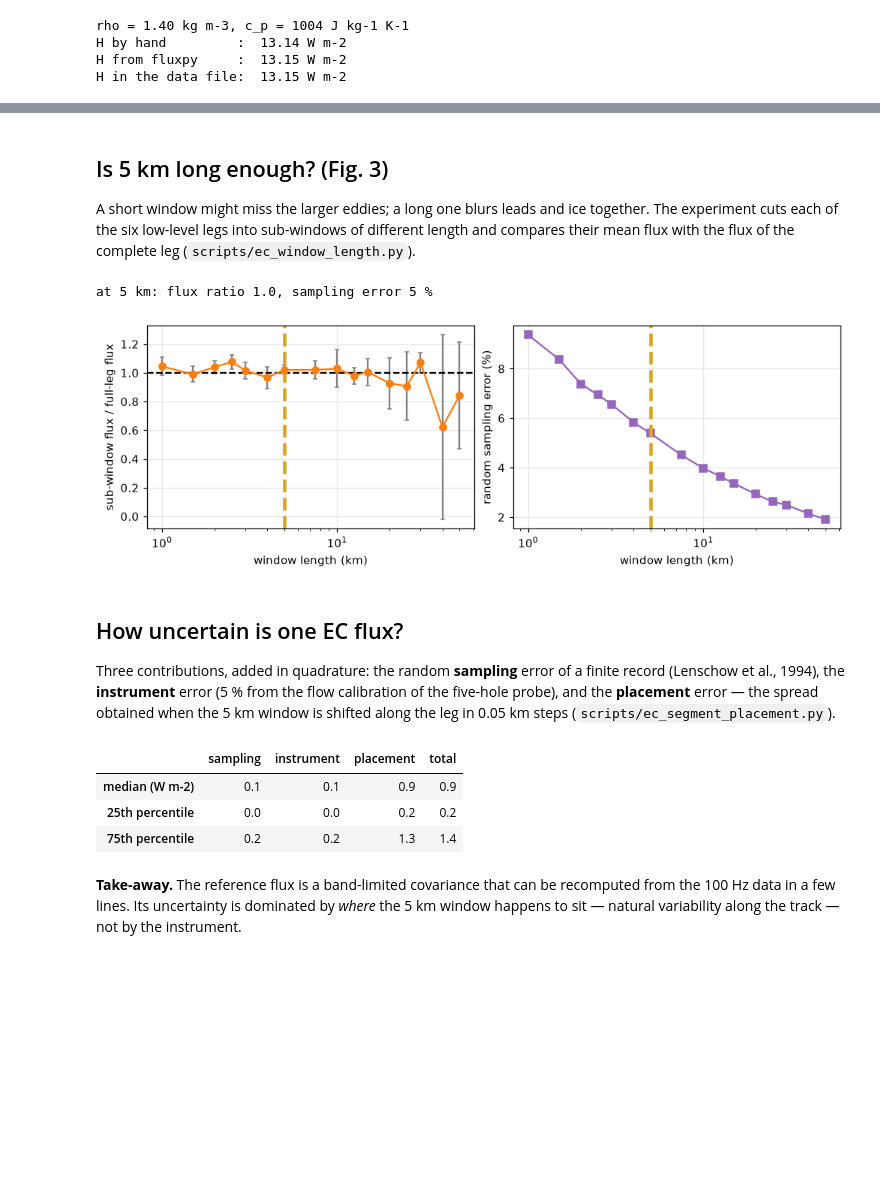
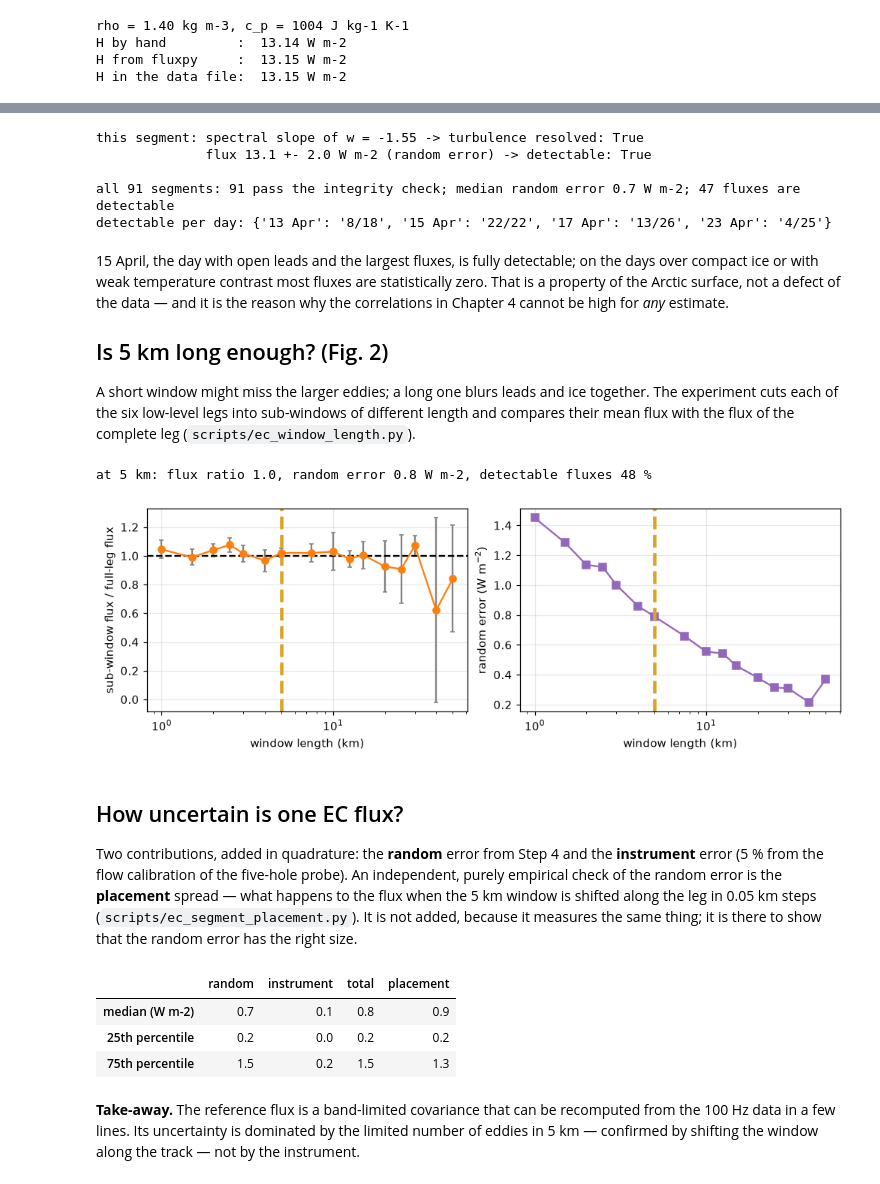
Before and after one commit to FranzFlink/bacsam2-flux-analysis, a Jupyter notebook: book/02_eddy_covariance.ipynb, the cells around one changed output, grey strips where cells are left out. Drawn from its saved outputs; the diff is of its cells as text; code cells hidden in the pictures; blank space fills up the shorter version.

```diff
--- a/book/02_eddy_covariance.ipynb
+++ b/book/02_eddy_covariance.ipynb
@@ -117,5 +111,27 @@ criterion failures: slope 0, stationarity 18, SNR 0
+# %%
+from fluxpy.qc import qc_leg, turbulence_resolved
+from fluxpy.flux_processing import band_covariance_random_error, C_P
+slope = qc_leg(w=seg.w.values, theta=seg.theta.values, u=seg.u.values, v=seg.v.values, fs=100.0)["slope_w"]
+sigma = rho * C_P * band_covariance_random_error(w, th, fs)
+print(f"this segment: spectral slope of w = {slope:.2f} -> turbulence resolved: {turbulence_resolved(slope)}")
+print(f"              flux {float(H_fluxpy):.1f} +- {sigma:.1f} W m-2 (random error) -> detectable: {abs(float(H_fluxpy)) > 1.96 * sigma}")
+det = FIG.ec_detectable.values == 1
+print(f"\nall {det.size} segments: {int(SEG.turbulence_resolved.sum())} pass the integrity check; "
+      f"median random error {np.median(FIG.sigma_random_ec.values):.1f} W m-2; {det.sum()} fluxes are detectable")
+days = pd.to_datetime(FIG.start_time.values).strftime("%d %b")
+print("detectable per day:", {d: f"{det[days == d].sum()}/{(days == d).sum()}" for d in pd.unique(days)})
+# %% [output]
+this segment: spectral slope of w = -1.55 -> turbulence resolved: True
+              flux 13.1 +- 2.0 W m-2 (random error) -> detectable: True
+
+all 91 segments: 91 pass the integrity check; median random error 0.7 W m-2; 47 fluxes are detectable
+detectable per day: {'13 Apr': '8/18', '15 Apr': '22/22', '17 Apr': '13/26', '23 Apr': '4/25'}
 # %% [markdown]
-## Is 5 km long enough? (Fig. 3)
+15 April, the day with open leads and the largest fluxes, is fully detectable; on the days over compact ice or with weak
+temperature contrast most fluxes are statistically zero. That is a property of the Arctic surface, not a defect of the data —
+and it is the reason why the correlations in Chapter 4 cannot be high for *any* estimate.
+
+## Is 5 km long enough? (Fig. 2)
 
 A short window might miss the larger eddies; a long one blurs leads and ice together. The experiment cuts each of the six
 low-level legs into sub-windows of different length and compares their mean flux with the flux of the complete leg
@@ -123,33 +139,34 @@ low-level legs into sub-windows of different length and compares their mean flux
 # %%
 wl = pd.read_csv(AR / "ec_leg_length_sensitivity/ec_sensitivity_summary.csv").query("length_km >= 1 and label != 'full leg'")
 fig, axs = plt.subplots(1, 2, figsize=(9, 3))
 axs[0].errorbar(wl.length_km, wl.ratio_mean, wl.ratio_std, fmt="o-", color="C1", ecolor="0.5", capsize=2)
 axs[0].axhline(1, color="k", ls="--"); axs[0].set_ylabel("sub-window flux / full-leg flux")
-axs[1].plot(wl.length_km, wl.lenschow_rel_error_mean * 100, "s-", color="C4"); axs[1].set_ylabel("random sampling error (%)")
+axs[1].plot(wl.length_km, wl.random_error_median, "s-", color="C4"); axs[1].set_ylabel("random error (W m$^{-2}$)")
 for ax in axs:
     ax.set_xscale("log"); ax.axvline(5, color="goldenrod", lw=3, ls="--"); ax.set_xlabel("window length (km)")
 r5 = wl[wl.length_km == 5].iloc[0]
-print(f"at 5 km: flux ratio {r5.ratio_mean:.1f}, sampling error {r5.lenschow_rel_error_mean * 100:.0f} %")
+print(f"at 5 km: flux ratio {r5.ratio_mean:.1f}, random error {r5.random_error_median:.1f} W m-2, detectable fluxes {r5.fraction_detectable * 100:.0f} %")
 # %% [output]
-at 5 km: flux ratio 1.0, sampling error 5 %
+at 5 km: flux ratio 1.0, random error 0.8 W m-2, detectable fluxes 48 %
-[figure, old version]
+[figure, new version]
 # %% [markdown]
 ## How uncertain is one EC flux?
 
-Three contributions, added in quadrature: the random **sampling** error of a finite record (Lenschow et al., 1994),
-the **instrument** error (5 % from the flow calibration of the five-hole probe), and the **placement** error — the
-spread obtained when the 5 km window is shifted along the leg in 0.05 km steps (`scripts/ec_segment_placement.py`).
+Two contributions, added in quadrature: the **random** error from Step 4 and the **instrument** error (5 % from the flow
+calibration of the five-hole probe). An independent, purely empirical check of the random error is the **placement** spread —
+what happens to the flux when the 5 km window is shifted along the leg in 0.05 km steps (`scripts/ec_segment_placement.py`).
+It is not added, because it measures the same thing; it is there to show that the random error has the right size.
 # %%
 from fluxpy.uncertainty import uncertainty_budget
 U = uncertainty_budget(FIG)
 pd.DataFrame({k.replace("ec_", ""): [np.nanmedian(U[k]), np.nanpercentile(U[k], 25), np.nanpercentile(U[k], 75)]
-              for k in ("ec_sampling", "ec_instrument", "ec_placement", "ec_total")},
+              for k in ("ec_random", "ec_instrument", "ec_total", "ec_placement")},
              index=["median (W m-2)", "25th percentile", "75th percentile"]).round(1)
 # %% [output]
-|  | sampling | instrument | placement | total |
-| median (W m-2) | 0.1 | 0.1 | 0.9 | 0.9 |
-| 25th percentile | 0.0 | 0.0 | 0.2 | 0.2 |
-| 75th percentile | 0.2 | 0.2 | 1.3 | 1.4 |
+|  | random | instrument | total | placement |
+| median (W m-2) | 0.7 | 0.1 | 0.8 | 0.9 |
+| 25th percentile | 0.2 | 0.0 | 0.2 | 0.2 |
+| 75th percentile | 1.5 | 0.2 | 1.5 | 1.3 |
 # %% [markdown]
 **Take-away.** The reference flux is a band-limited covariance that can be recomputed from the 100 Hz data in a few lines.
-Its uncertainty is dominated by *where* the 5 km window happens to sit — natural variability along the track — not by the instrument.
+Its uncertainty is dominated by the limited number of eddies in 5 km — confirmed by shifting the window along the track — not by the instrument.
```
Also changed, not shown: parts of 3 cells of this notebook, 34 other files.
